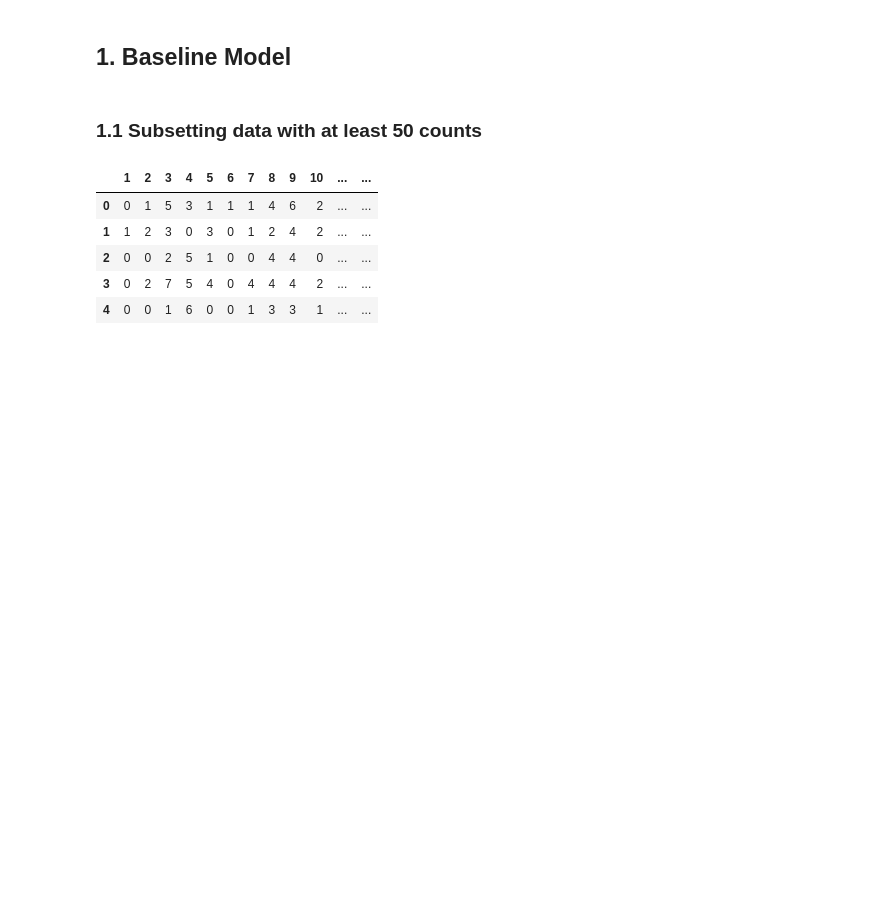
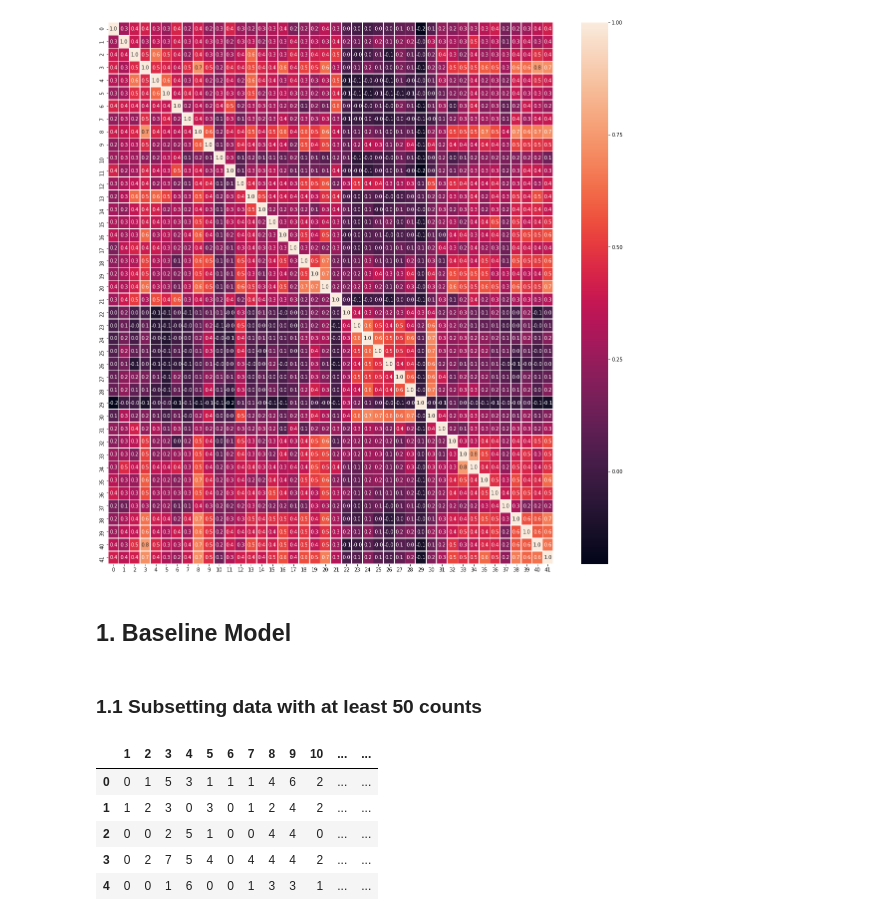
Before and after one commit to Angps1995/Spatial-Temporal-Models-for-delivery-demand-forecast, a Jupyter notebook: Models/baseline_model.ipynb, the cells around one changed output. Cells and saved outputs as stored; diff of their text form; code cells hidden in the pictures; blank space fills up the shorter version.

```diff
--- a/Models/baseline_model.ipynb
+++ b/Models/baseline_model.ipynb
@@ -10,3 +22,10 @@ full_df = pd.read_csv(data_dir + 'df_>=1cts.csv')
+# %%
+import seaborn as sns
+f,ax = plt.subplots(figsize=(20,20))
+sns.heatmap(df_atleast_50_cts.T.corr(), annot=True, linewidths=0.5, fmt= '.1f',ax=ax)
+plt.savefig(image_dir + 'heatmap.jpg')
+# %% [output]
+[figure, added]
 # %% [markdown]
 ## **1. Baseline Model**
 # %% [markdown]
```
Also changed, not shown: parts of 2 cells of this notebook, 6 other files.
